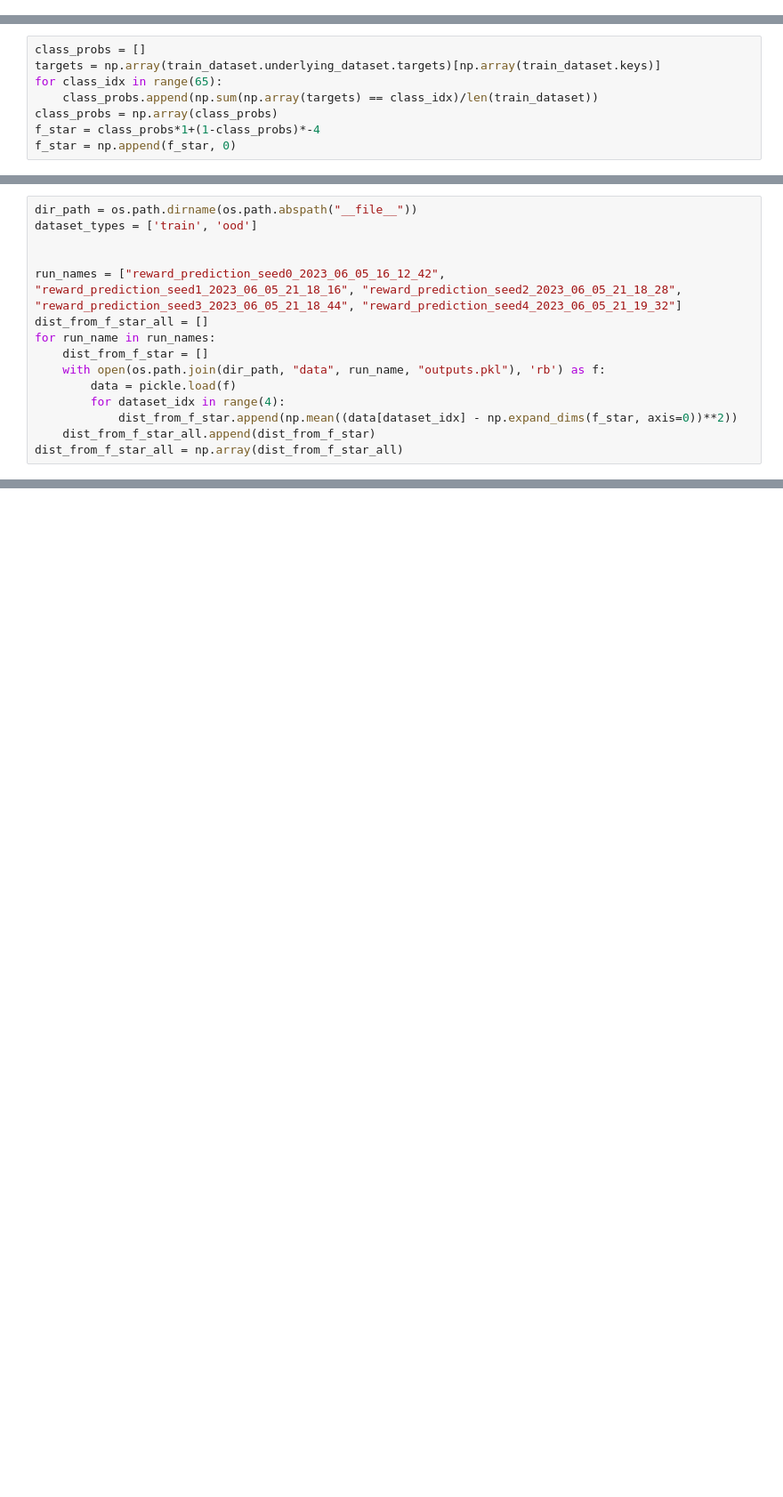
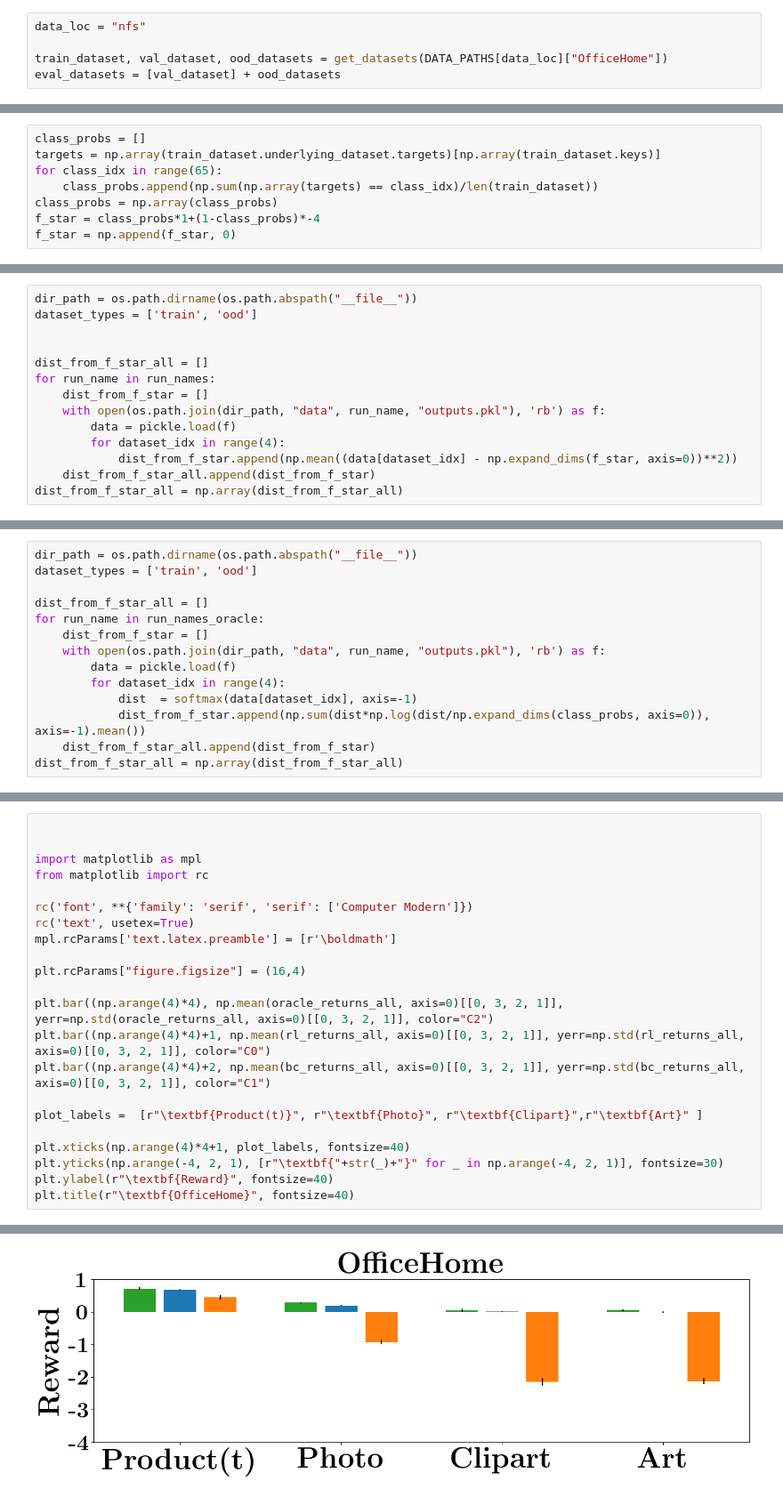
Before and after one commit to katiekang1998/cautious_extrapolation, a Jupyter notebook: cautious_extrapolation/OfficeHome/plot.ipynb, the cells around one changed output, grey strips where cells are left out. Shown at 89% size. Drawn from its saved outputs; the diff is of its cells as text; blank space fills up the shorter version.

```diff
--- a/cautious_extrapolation/OfficeHome/plot.ipynb
+++ b/cautious_extrapolation/OfficeHome/plot.ipynb
@@ -23 +24,6 @@ from sklearn.pipeline import make_pipeline
+# %%
+data_loc = "nfs"
+
+train_dataset, val_dataset, ood_datasets = get_datasets(DATA_PATHS[data_loc]["OfficeHome"])
+eval_datasets = [val_dataset] + ood_datasets
 # %%
@@ -78,7 +102,6 @@ dir_path = os.path.dirname(os.path.abspath("__file__"))
 dataset_types = ['train', 'ood']
 
 
-run_names = ["reward_prediction_seed0_2023_06_05_16_12_42", "reward_prediction_seed1_2023_06_05_21_18_16", "reward_prediction_seed2_2023_06_05_21_18_28", "reward_prediction_seed3_2023_06_05_21_18_44", "reward_prediction_seed4_2023_06_05_21_19_32"]
 dist_from_f_star_all = []
 for run_name in run_names:
     dist_from_f_star = []
@@ -142,0 +156,14 @@ plt.xlim([0.48, 0.6])
+# %%
+dir_path = os.path.dirname(os.path.abspath("__file__"))
+dataset_types = ['train', 'ood']
+
+dist_from_f_star_all = []
+for run_name in run_names_oracle:
+    dist_from_f_star = []
+    with open(os.path.join(dir_path, "data", run_name, "outputs.pkl"), 'rb') as f:
+        data = pickle.load(f)
+        for dataset_idx in range(4):
+            dist  = softmax(data[dataset_idx], axis=-1)
+            dist_from_f_star.append(np.sum(dist*np.log(dist/np.expand_dims(class_probs, axis=0)), axis=-1).mean())
+    dist_from_f_star_all.append(dist_from_f_star)
+dist_from_f_star_all = np.array(dist_from_f_star_all)
@@ -142,0 +269,23 @@ plt.xlim([0.48, 0.6])
+# %%
+
+
+import matplotlib as mpl
+from matplotlib import rc
+
+rc('font', **{'family': 'serif', 'serif': ['Computer Modern']})
+rc('text', usetex=True)
+mpl.rcParams['text.latex.preamble'] = [r'\boldmath']
+
+plt.rcParams["figure.figsize"] = (16,4)
+
+plt.bar((np.arange(4)*4), np.mean(oracle_returns_all, axis=0)[[0, 3, 2, 1]], yerr=np.std(oracle_returns_all, axis=0)[[0, 3, 2, 1]], color="C2")
+plt.bar((np.arange(4)*4)+1, np.mean(rl_returns_all, axis=0)[[0, 3, 2, 1]], yerr=np.std(rl_returns_all, axis=0)[[0, 3, 2, 1]], color="C0")
+plt.bar((np.arange(4)*4)+2, np.mean(bc_returns_all, axis=0)[[0, 3, 2, 1]], yerr=np.std(bc_returns_all, axis=0)[[0, 3, 2, 1]], color="C1")
+
+plot_labels =  [r"\textbf{Product(t)}", r"\textbf{Photo}", r"\textbf{Clipart}",r"\textbf{Art}" ]
+
+plt.xticks(np.arange(4)*4+1, plot_labels, fontsize=40)
+plt.yticks(np.arange(-4, 2, 1), [r"\textbf{"+str(_)+"}" for _ in np.arange(-4, 2, 1)], fontsize=30)
+plt.ylabel(r"\textbf{Reward}", fontsize=40)
+plt.title(r"\textbf{OfficeHome}", fontsize=40)
+# %% [output]
@@ -142,0 +293 @@ plt.xlim([0.48, 0.6])
+[figure, added]
```
Also changed, not shown: parts of 13 cells of this notebook, 34 other files.
